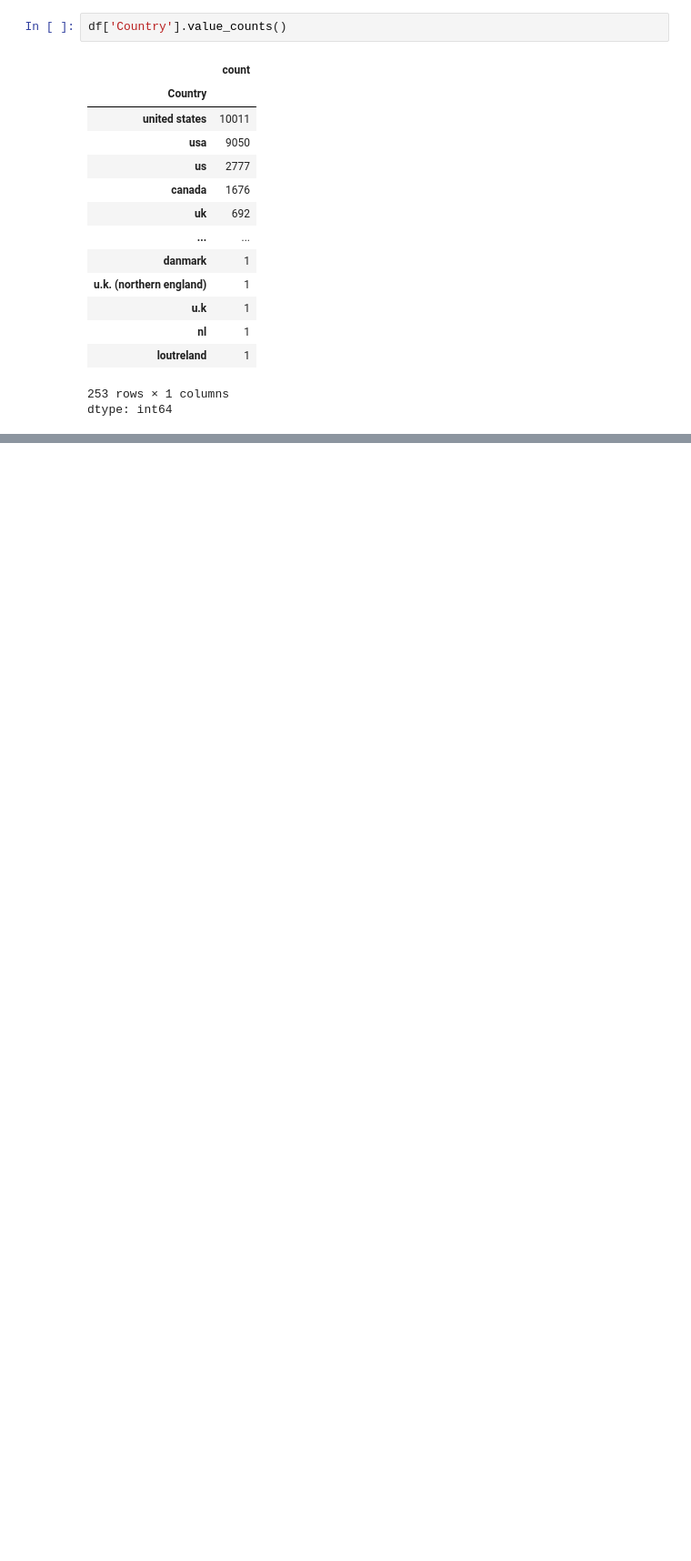
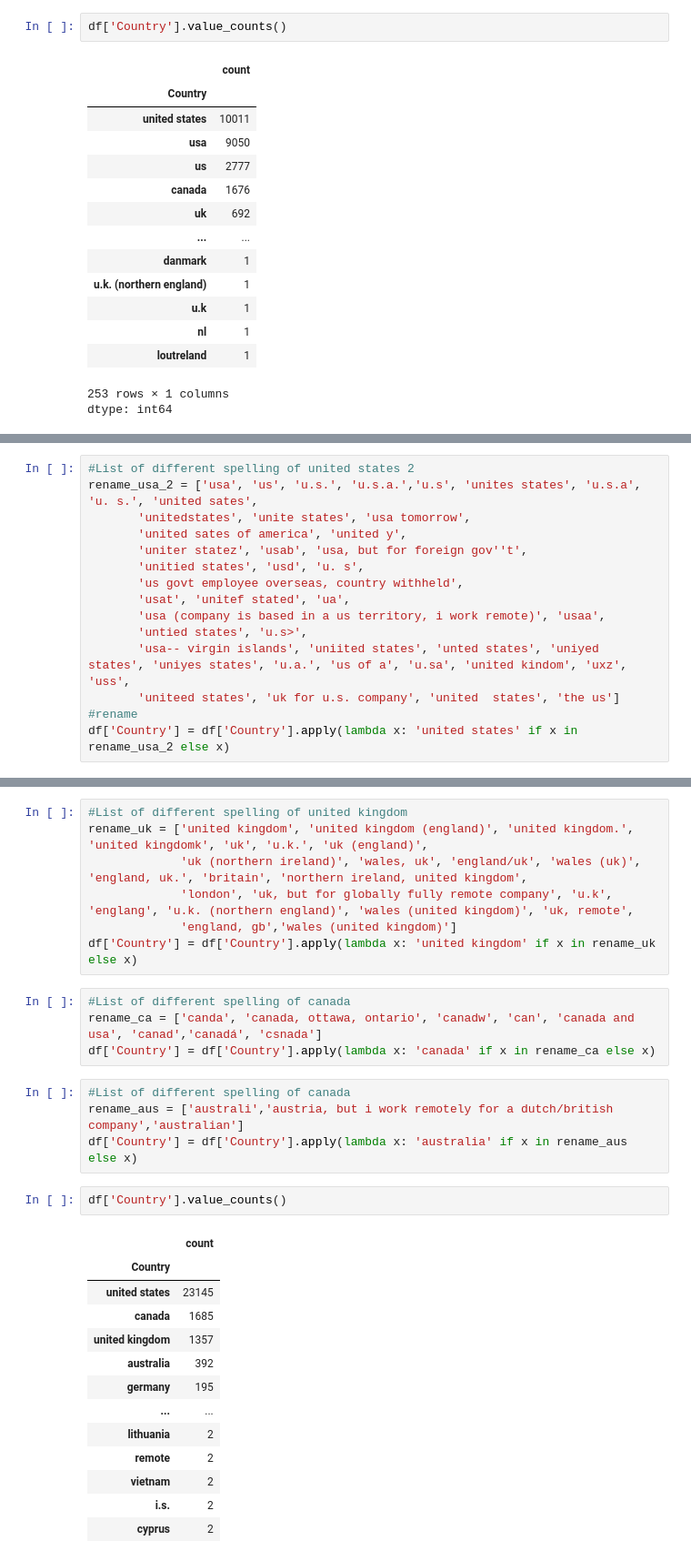
Before and after one commit to hamydang16/Data-Analysis, a Jupyter notebook: Data_cleaning.ipynb, the cells around one changed output, grey strips where cells are left out. Shown at 91% size. Drawn from its saved outputs; the diff is of its cells as text; blank space fills up the shorter version.

```diff
--- a/Data_cleaning.ipynb
+++ b/Data_cleaning.ipynb
@@ -361,0 +372,15 @@ df['Country'] = df['Country'].str.strip()
+# %%
+#List of different spelling of united states 2
+rename_usa_2 = ['usa', 'us', 'u.s.', 'u.s.a.','u.s', 'unites states', 'u.s.a', 'u. s.', 'united sates',
+       'unitedstates', 'unite states', 'usa tomorrow',
+       'united sates of america', 'united y',
+       'uniter statez', 'usab', 'usa, but for foreign gov''t',
+       'unitied states', 'usd', 'u. s',
+       'us govt employee overseas, country withheld',
+       'usat', 'unitef stated', 'ua',
+       'usa (company is based in a us territory, i work remote)', 'usaa',
+       'untied states', 'u.s>',
+       'usa-- virgin islands', 'uniited states', 'unted states', 'uniyed states', 'uniyes states', 'u.a.', 'us of a', 'u.sa', 'united kindom', 'uxz', 'uss',
+       'uniteed states', 'uk for u.s. company', 'united  states', 'the us']
+#rename
+df['Country'] = df['Country'].apply(lambda x: 'united states' if x in rename_usa_2 else x)
@@ -361,0 +394,31 @@ df['Country'] = df['Country'].str.strip()
+# %%
+#List of different spelling of united kingdom
+rename_uk = ['united kingdom', 'united kingdom (england)', 'united kingdom.', 'united kingdomk', 'uk', 'u.k.', 'uk (england)',
+             'uk (northern ireland)', 'wales, uk', 'england/uk', 'wales (uk)', 'england, uk.', 'britain', 'northern ireland, united kingdom',
+             'london', 'uk, but for globally fully remote company', 'u.k', 'englang', 'u.k. (northern england)', 'wales (united kingdom)', 'uk, remote',
+             'england, gb','wales (united kingdom)']
+df['Country'] = df['Country'].apply(lambda x: 'united kingdom' if x in rename_uk else x)
+# %%
+#List of different spelling of canada
+rename_ca = ['canda', 'canada, ottawa, ontario', 'canadw', 'can', 'canada and usa', 'canad','canadá', 'csnada']
+df['Country'] = df['Country'].apply(lambda x: 'canada' if x in rename_ca else x)
+# %%
+#List of different spelling of canada
+rename_aus = ['australi','austria, but i work remotely for a dutch/british company','australian']
+df['Country'] = df['Country'].apply(lambda x: 'australia' if x in rename_aus else x)
+# %%
+df['Country'].value_counts()
+# %% [output]
+|  | count |
+| Country |  |
+| united states | 23145 |
+| canada | 1685 |
+| united kingdom | 1357 |
+| australia | 392 |
+| germany | 195 |
+| ... | ... |
+| lithuania | 2 |
+| remote | 2 |
+| vietnam | 2 |
+| i.s. | 2 |
+| cyprus | 2 |
```
Also changed, not shown: parts of 16 cells of this notebook.
